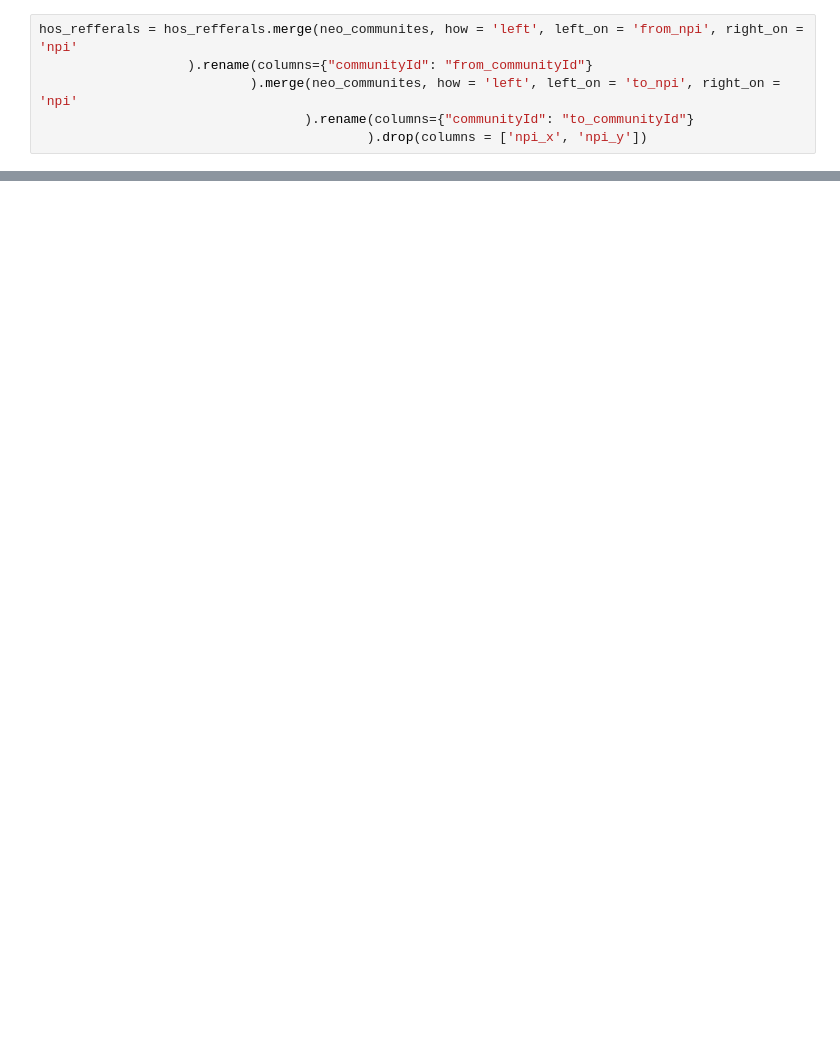
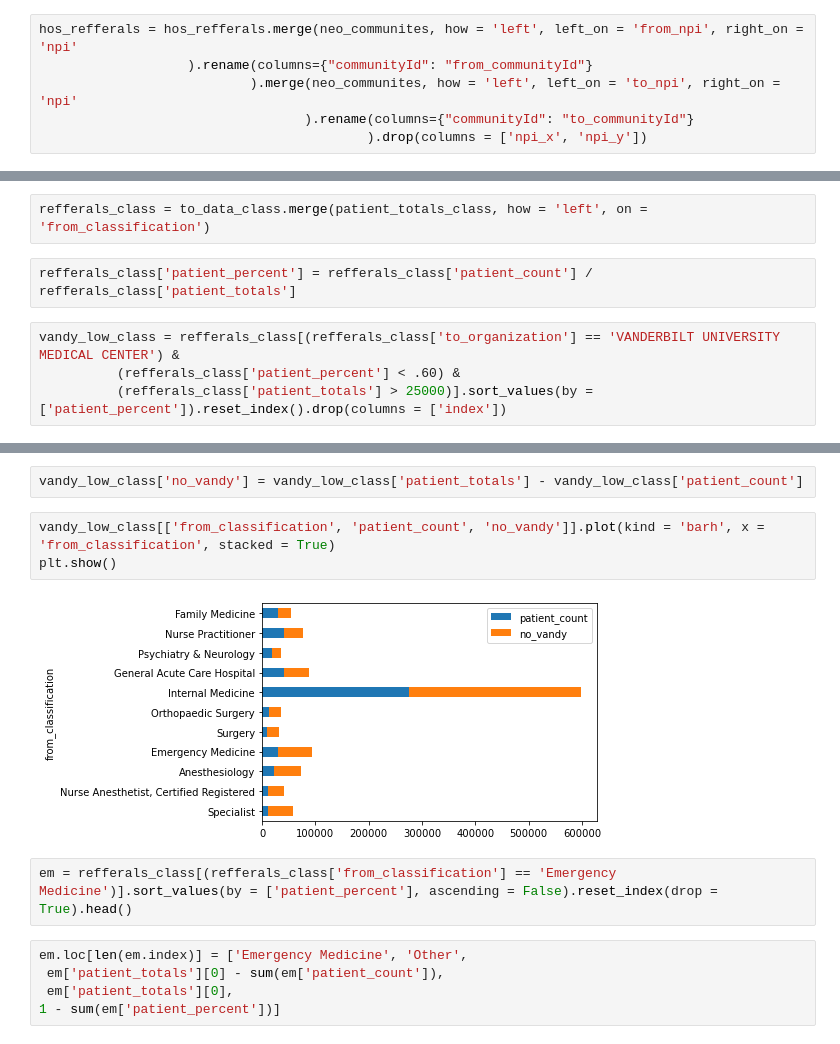
Before and after one commit to hcgreer/hop_team-team_blimp, a Jupyter notebook: notebooks/hg_analysis_cont.ipynb, the cells around one changed output, grey strips where cells are left out. Cells and saved outputs as stored; diff of their text form; blank space fills up the shorter version.

```diff
--- a/notebooks/hg_analysis_cont.ipynb
+++ b/notebooks/hg_analysis_cont.ipynb
@@ -68,0 +47,8 @@ vandy_low[~vandy_low['from_classification'].isin(['Durable Medical Equipment & M
+# %%
+refferals_class = to_data_class.merge(patient_totals_class, how = 'left', on = 'from_classification')
+# %%
+refferals_class['patient_percent'] = refferals_class['patient_count'] / refferals_class['patient_totals']
+# %%
+vandy_low_class = refferals_class[(refferals_class['to_organization'] == 'VANDERBILT UNIVERSITY MEDICAL CENTER') &
+          (refferals_class['patient_percent'] < .60) &
+          (refferals_class['patient_totals'] > 25000)].sort_values(by = ['patient_percent']).reset_index().drop(columns = ['index'])
@@ -68,0 +70,14 @@ vandy_low[~vandy_low['from_classification'].isin(['Durable Medical Equipment & M
+# %%
+vandy_low_class['no_vandy'] = vandy_low_class['patient_totals'] - vandy_low_class['patient_count']
+# %%
+vandy_low_class[['from_classification', 'patient_count', 'no_vandy']].plot(kind = 'barh', x = 'from_classification', stacked = True)
+plt.show()
+# %% [output]
+[figure, added]
+# %%
+em = refferals_class[(refferals_class['from_classification'] == 'Emergency Medicine')].sort_values(by = ['patient_percent'], ascending = False).reset_index(drop = True).head()
+# %%
+em.loc[len(em.index)] = ['Emergency Medicine', 'Other',
+ em['patient_totals'][0] - sum(em['patient_count']),
+ em['patient_totals'][0],
+1 - sum(em['patient_percent'])]
```
Also changed, not shown: parts of 43 cells of this notebook.
